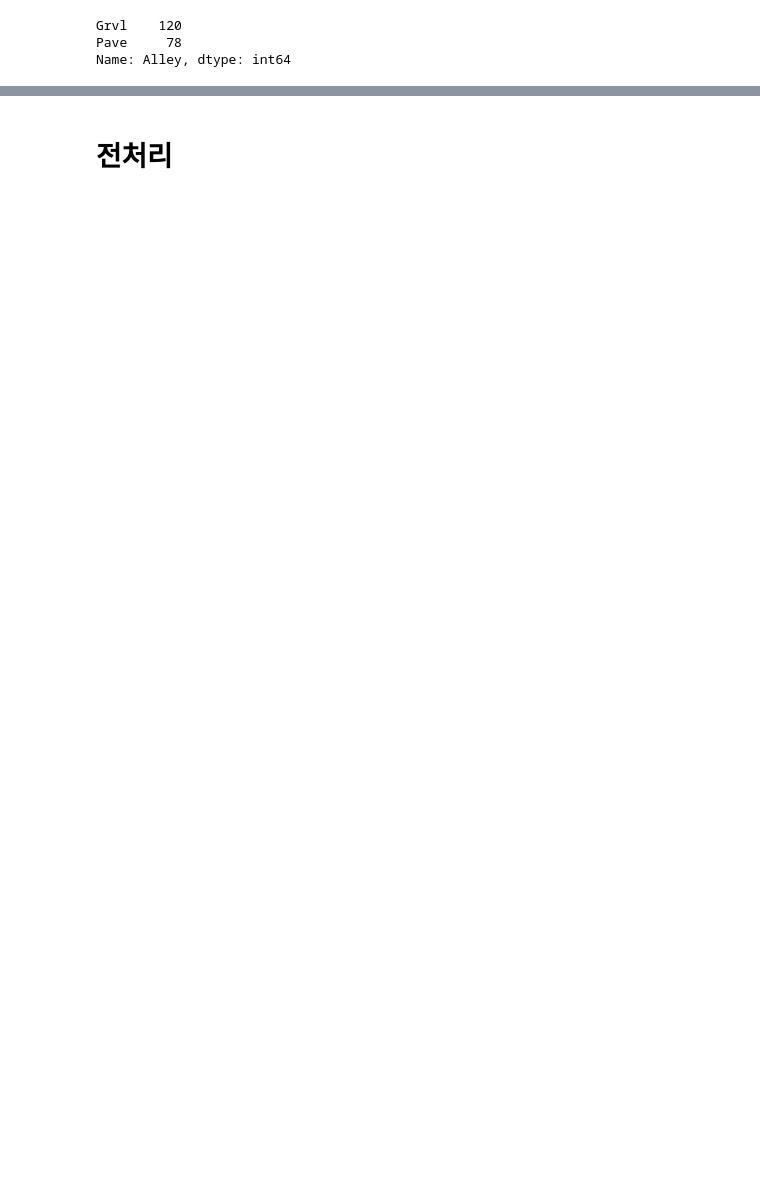
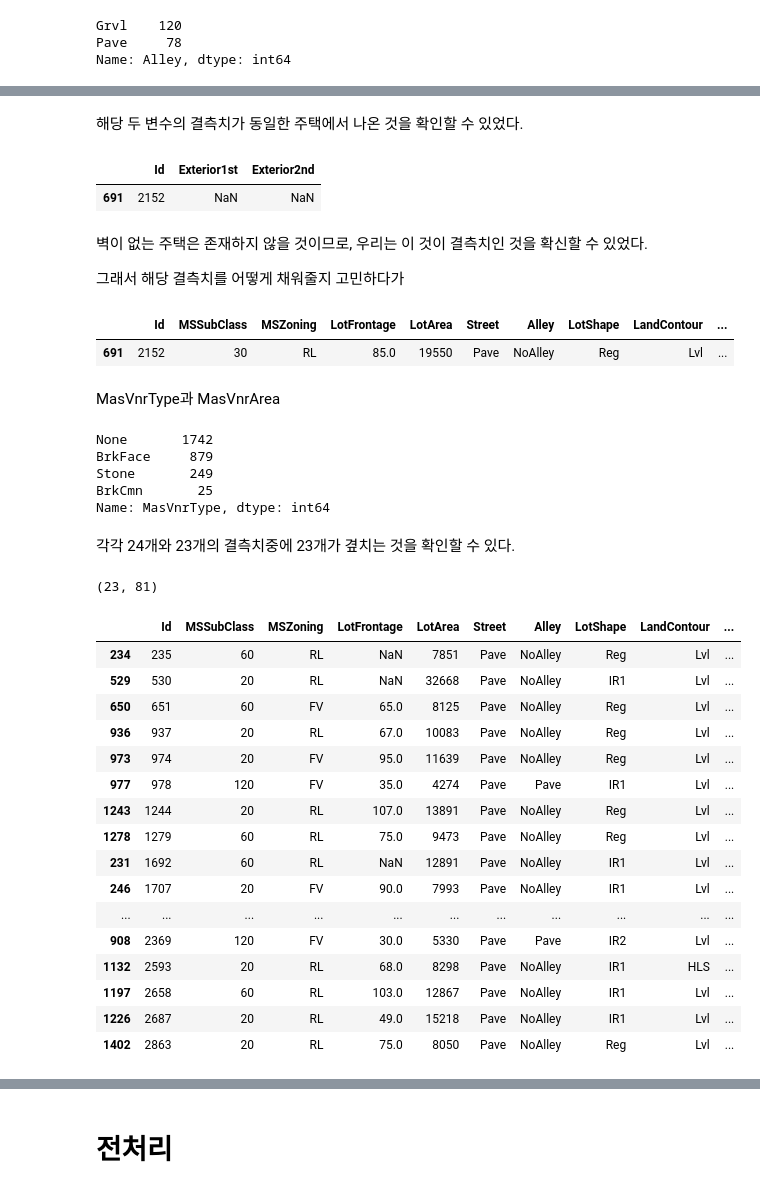
Before and after one commit to Usunwoo/kaggle-house_price, a Jupyter notebook: house_price.ipynb, the cells around one changed output, grey strips where cells are left out. Cells and saved outputs as stored; diff of their text form; code cells hidden in the pictures; blank space fills up the shorter version.

```diff
--- a/house_price.ipynb
+++ b/house_price.ipynb
@@ -197,0 +284,3 @@ SalePrice는 Target 값이므로 수정하지 않음.
+# %%
+df.FireplaceQu = df.FireplaceQu.fillna('NoFireplace')
+df.FireplaceQu.value_counts()
@@ -206,0 +362,52 @@ Name: FireplaceQu, dtype: int64
+# %% [markdown]
+해당 두 변수의 결측치가 동일한 주택에서 나온 것을 확인할 수 있었다.
+# %%
+df.loc[(df.Exterior1st.isna() & df.Exterior2nd.isna()), ['Id', 'Exterior1st', 'Exterior2nd']]
+# %% [output]
+|  | Id | Exterior1st | Exterior2nd |
+| 691 | 2152 | NaN | NaN |
+# %% [markdown]
+벽이 없는 주택은 존재하지 않을 것이므로, 우리는 이 것이 결측치인 것을 확신할 수 있었다.
+
+그래서 해당 결측치를 어떻게 채워줄지 고민하다가
+# %%
+df[df.Id == 2152]
+# %% [output]
+|  | Id | MSSubClass | MSZoning | LotFrontage | LotArea | Street | Alley | LotShape | LandContour | ... |
+| 691 | 2152 | 30 | RL | 85.0 | 19550 | Pave | NoAlley | Reg | Lvl | ... |
+# %% [markdown]
+MasVnrType과 MasVnrArea
+# %%
+df.MasVnrType.value_counts()
+# %% [output]
+None       1742
+BrkFace     879
+Stone       249
+BrkCmn       25
+Name: MasVnrType, dtype: int64
+# %% [markdown]
+각각 24개와 23개의 결측치중에 23개가 곂치는 것을 확인할 수 있다.
+# %%
+df[df.MasVnrType.isna() & df.MasVnrArea.isna()].shape
+# %% [output]
+(23, 81)
+# %%
+df[df.MasVnrType.isna() & df.MasVnrArea.isna()]
+# %% [output]
+|  | Id | MSSubClass | MSZoning | LotFrontage | LotArea | Street | Alley | LotShape | LandContour | ... |
+| 234 | 235 | 60 | RL | NaN | 7851 | Pave | NoAlley | Reg | Lvl | ... |
+| 529 | 530 | 20 | RL | NaN | 32668 | Pave | NoAlley | IR1 | Lvl | ... |
+| 650 | 651 | 60 | FV | 65.0 | 8125 | Pave | NoAlley | Reg | Lvl | ... |
+| 936 | 937 | 20 | RL | 67.0 | 10083 | Pave | NoAlley | Reg | Lvl | ... |
+| 973 | 974 | 20 | FV | 95.0 | 11639 | Pave | NoAlley | Reg | Lvl | ... |
+| 977 | 978 | 120 | FV | 35.0 | 4274 | Pave | Pave | IR1 | Lvl | ... |
+| 1243 | 1244 | 20 | RL | 107.0 | 13891 | Pave | NoAlley | Reg | Lvl | ... |
+| 1278 | 1279 | 60 | RL | 75.0 | 9473 | Pave | NoAlley | Reg | Lvl | ... |
+| 231 | 1692 | 60 | RL | NaN | 12891 | Pave | NoAlley | IR1 | Lvl | ... |
+| 246 | 1707 | 20 | FV | 90.0 | 7993 | Pave | NoAlley | IR1 | Lvl | ... |
+| ... | ... | ... | ... | ... | ... | ... | ... | ... | ... | ... |
+| 908 | 2369 | 120 | FV | 30.0 | 5330 | Pave | Pave | IR2 | Lvl | ... |
+| 1132 | 2593 | 20 | RL | 68.0 | 8298 | Pave | NoAlley | IR1 | HLS | ... |
+| 1197 | 2658 | 60 | RL | 103.0 | 12867 | Pave | NoAlley | IR1 | Lvl | ... |
+| 1226 | 2687 | 20 | RL | 49.0 | 15218 | Pave | NoAlley | IR1 | Lvl | ... |
+| 1402 | 2863 | 20 | RL | 75.0 | 8050 | Pave | NoAlley | Reg | Lvl | ... |
```
Also changed, not shown: parts of 50 cells of this notebook.
